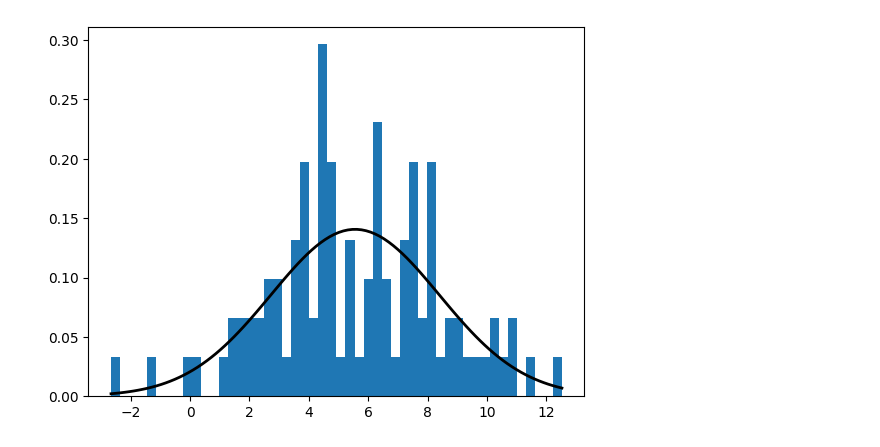
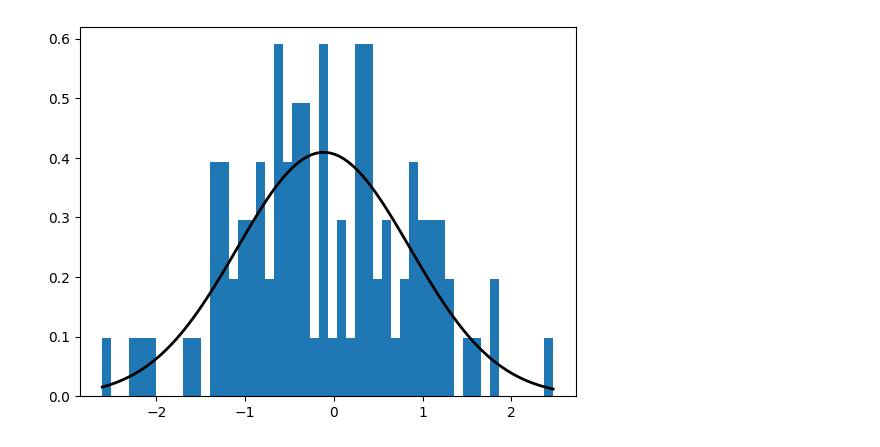
Before and after one commit to Nalanys/DV1597_Intelligent_dataanalys, a Jupyter notebook: Exercises/Exercise_2.ipynb, the cells around one changed output. Saved outputs shown, nothing was run; the diff lists cells and outputs as text; code cells hidden in the pictures.

```diff
--- a/Exercises/Exercise_2.ipynb
+++ b/Exercises/Exercise_2.ipynb
@@ -12,3 +1,15 @@ dataset = np.array([10.65, 2.64, 7.99, 4.44, 4.47, 1.72, 2.80, 7.58, 9.88, 4.89,
+# %%
+import pylab as pl
+import numpy as np
+import matplotlib.pyplot as plt
+import seaborn as sns
+from scipy.stats import shapiro
+from scipy.stats import norm
+import statsmodels.api as sm
+
+np.random.seed(1)
+
+dataset = np.array([-1.10, -0.51, 1.19, 0.29, -0.54, -1.05, -0.33, 0.82, -0.44, 0.93, 1.01, 1.81, -1.59, 1.59, 1.27, -0.59, -0.62, -1.07, -0.33, 0.31, -1.07, -1.68, -0.60, -1.25, 0.43, 1.05, 0.47, 0.98, -0.93, 0.85, -0.36, -0.85, -0.40, 0.37, -0.82, 0.05, 1.12, -1.28, 0.36, 0.42, -0.47, -0.05, 0.13, 0.35, -0.10, 1.07, 0.27, 0.46, 1.23, -0.53, 0.26, 0.63, -0.74, 0.84, -0.63, 0.25, 1.26, -2.22, -0.61, 0.94, -0.41, -2.09, 0.85, 1.20, -0.84, -0.28, -1.38, -1.19, -0.17, -0.13, -0.08, 0.07, -0.12, -1.35, -1.26, 0.57, 0.21, -0.25, -0.79, -0.89, -0.51, -1.16, -0.90, 0.65, -2.61, 1.01, -0.36, -0.13, -1.36, -2.16, 1.54, 0.42, 0.62, -0.40, -0.64, 1.77, -0.69, 0.28, 2.47, -1.35])
 # %%
 shapiro(dataset)
 # %% [output]
@@ -16,19 +22,16 @@ ShapiroResult(statistic=0.994249165058136, pvalue=0.9507665634155273)
 # %%
-
-# Plot histogram of data
+# Histogram
 plt.hist(dataset, bins=50, density=True)
 
-# Calculate mean and standard deviation of data
+# Mean and standard deviation
 mean = np.mean(dataset)
 std = np.std(dataset)
 
+# Gaussian distribution on top of histogram
+line = np.linspace(min(dataset), max(dataset), 100)
+plot = norm.pdf(line, mean, std)
+plt.plot(line, plot, 'k', linewidth=2)
 
-# Plot Gaussian distribution on top of histogram
-x = np.linspace(min(dataset), max(dataset), 100)
-p = norm.pdf(x, mean, std)
-plt.plot(x, p, 'k', linewidth=2)
-
-# Show the plot
 plt.show()
 # %% [output]
-[figure, old version]
+[figure, new version]
```
Also changed, not shown: parts of 3 cells of this notebook, 1 other file.
